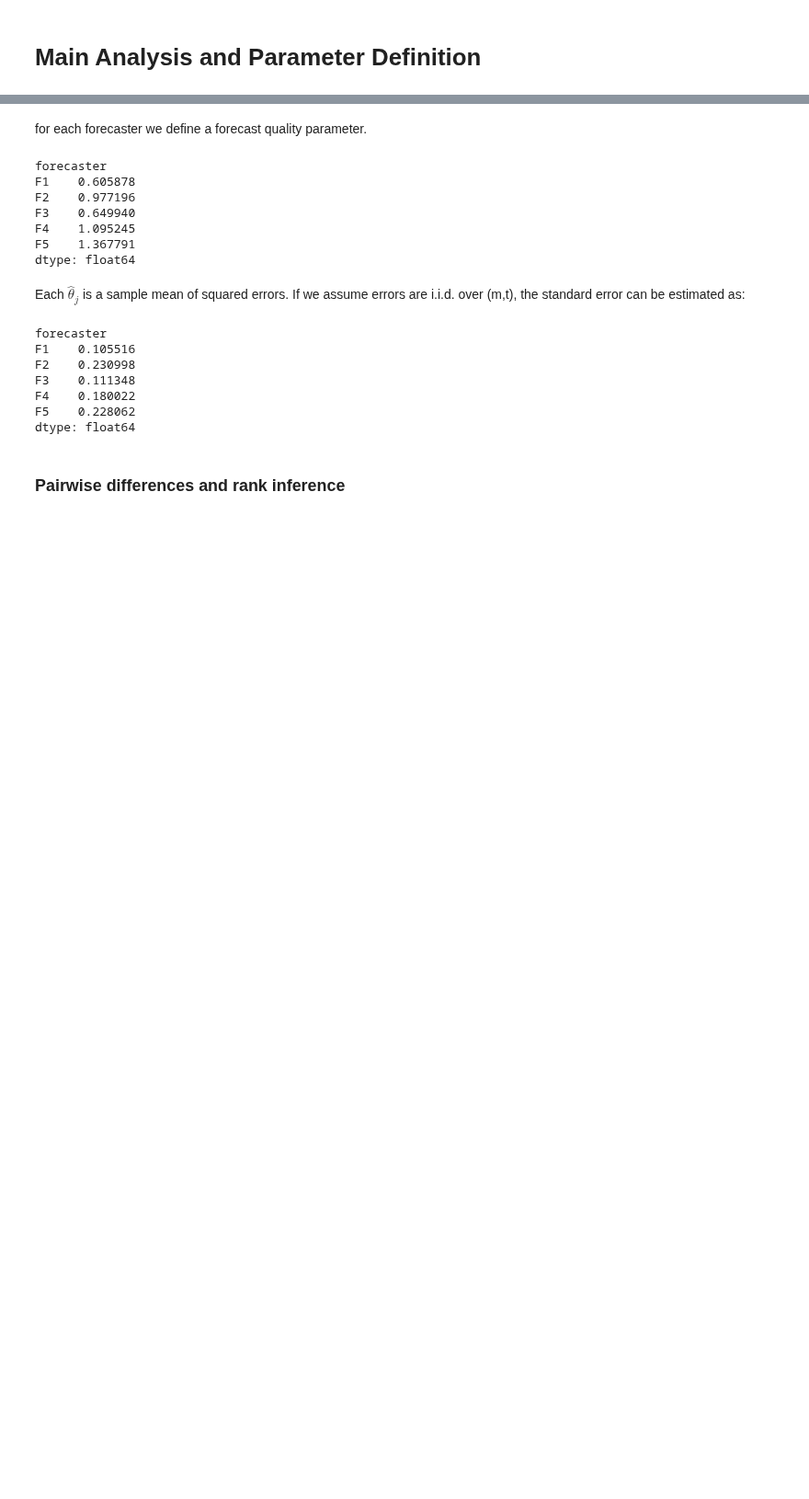
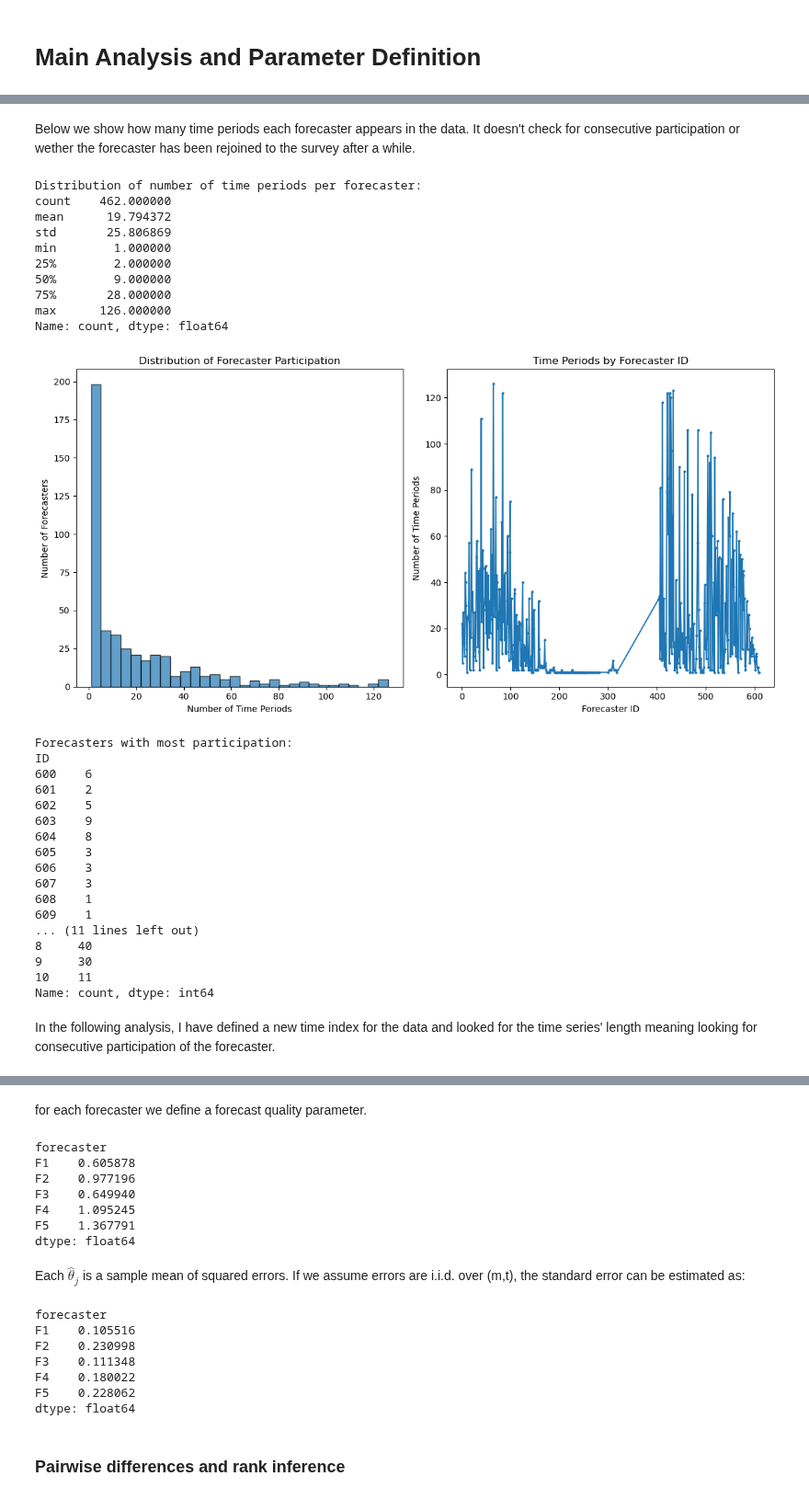
Before and after one commit to ParimahSafarian/ranks-inference-forecasters, a Jupyter notebook: notebooks/Main.ipynb, the cells around one changed output, grey strips where cells are left out. Shown at 92% size. Cells and saved outputs as stored; diff of their text form; code cells hidden in the pictures; blank space fills up the shorter version.

Commit message:
time series length analysis

```diff
--- a/notebooks/Main.ipynb
+++ b/notebooks/Main.ipynb
@@ -6,4 +6,11 @@ import pandas as pd
 import matplotlib.pyplot as plt
 import seaborn as sns
 # %%
-df = pd.read_csv("toy_dataset.csv")
+# Check what sheets are available in the Excel file
+xl_file = pd.ExcelFile("../data/SPFmicrodata.xlsx")
+print("Available indicators:", xl_file.sheet_names)
+
+# Load only the NGDP sheet
+df = pd.read_excel("../data/SPFmicrodata.xlsx", sheet_name="NGDP")
+print(f"\nLoaded NGDP sheet: {df.shape[0]} rows × {df.shape[1]} columns")
+print("\nColumn names:", df.columns.tolist())
@@ -18,0 +67,62 @@ df.head()
+# %% [markdown]
+Below we show how many time periods each forecaster appears in the data. It doesn't check for consecutive participation or wether the forecaster has been rejoined to the survey after a while.
+# %%
+# Analyze how many time periods each forecaster appears in the data
+forecaster_counts = df['ID'].value_counts().sort_index()
+
+print("Distribution of number of time periods per forecaster:")
+print(forecaster_counts.describe())
+
+# Plot distribution of forecaster participation
+plt.figure(figsize=(12, 6))
+plt.subplot(1, 2, 1)
+plt.hist(forecaster_counts.values, bins=30, edgecolor='black', alpha=0.7)
+plt.xlabel('Number of Time Periods')
+plt.ylabel('Number of Forecasters')
+plt.title('Distribution of Forecaster Participation')
+
+plt.subplot(1, 2, 2)
+plt.plot(forecaster_counts.index, forecaster_counts.values, marker='o', markersize=2)
+plt.xlabel('Forecaster ID')
+plt.ylabel('Number of Time Periods')
+plt.title('Time Periods by Forecaster ID')
+
+plt.tight_layout()
+plt.show()
+
+# Show forecasters with most and least participation
+print(f"\nForecasters with most participation:")
+print(forecaster_counts.tail(10))
+print(f"\nForecasters with least participation:")
+print(forecaster_counts.head(10))
+# %% [output]
+Distribution of number of time periods per forecaster:
+count    462.000000
+mean      19.794372
+std       25.806869
+min        1.000000
+25%        2.000000
+50%        9.000000
+75%       28.000000
+max      126.000000
+Name: count, dtype: float64
+[figure, added]
+Forecasters with most participation:
+ID
+600    6
+601    2
+602    5
+603    9
+604    8
+605    3
+606    3
+607    3
+608    1
+609    1
+... (11 lines left out)
+8     40
+9     30
+10    11
+Name: count, dtype: int64
+# %% [markdown]
+In the following analysis, I have defined a new time index for the data and looked for the time series' length meaning looking for consecutive participation of the forecaster.
```
Also changed, not shown: parts of 9 cells of this notebook, 1 other file.
